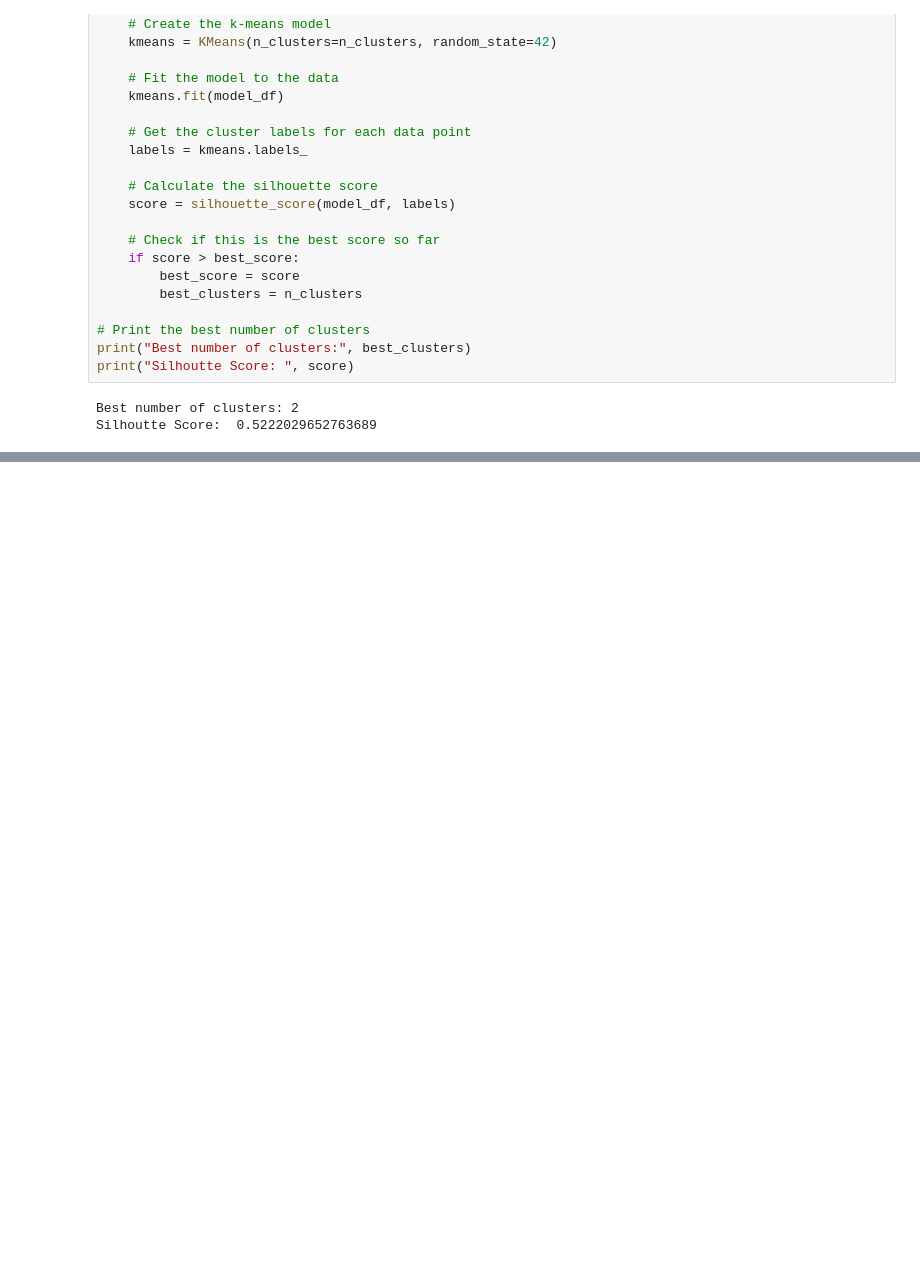
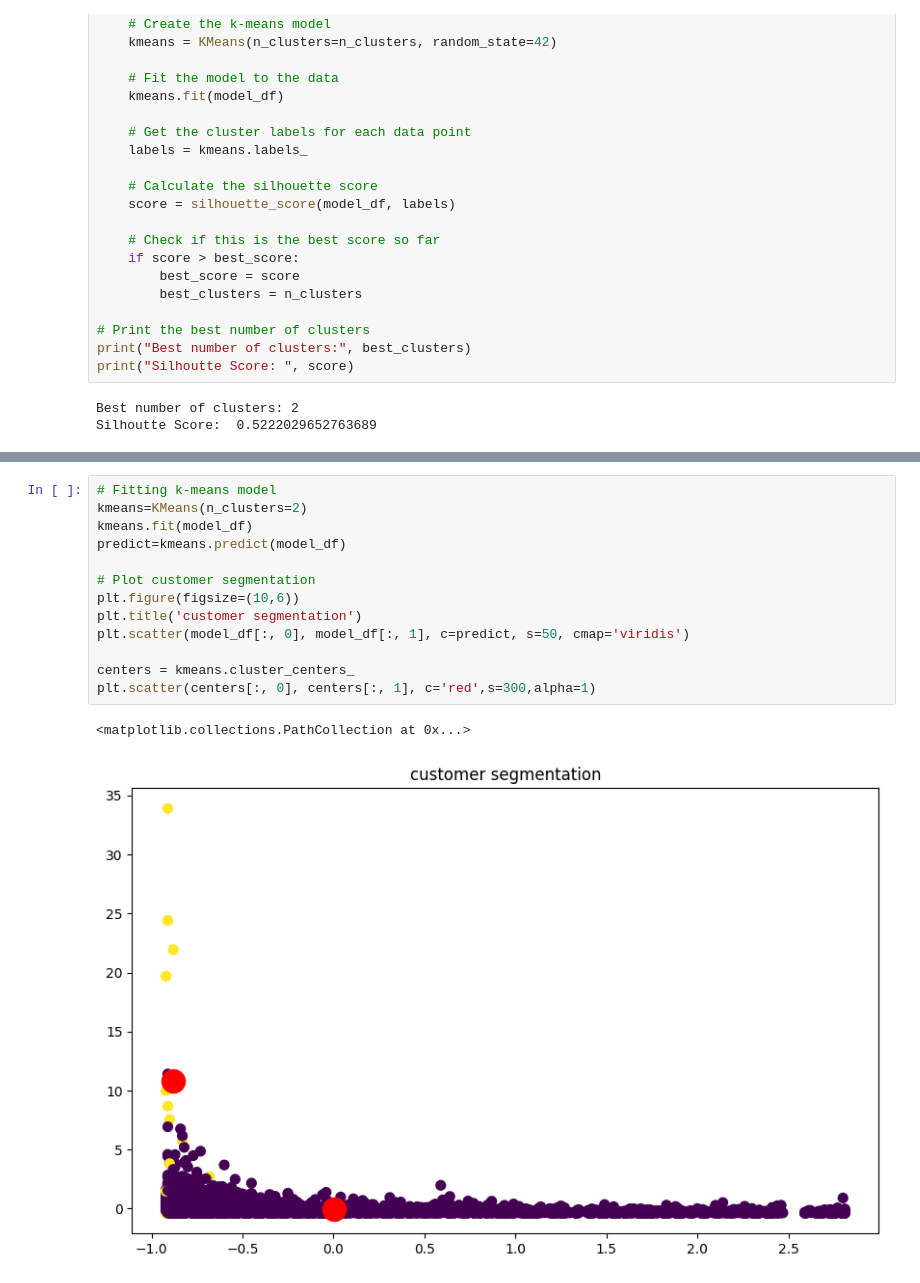
Before and after one commit to Mohamed-Harish-M-123/Capstone-Project-IV, a Jupyter notebook: Online_Retail_Customer_Segmentation.ipynb, the cells around one changed output, grey strips where cells are left out. Drawn from its saved outputs; the diff is of its cells as text; blank space fills up the shorter version.

```diff
--- a/Online_Retail_Customer_Segmentation.ipynb
+++ b/Online_Retail_Customer_Segmentation.ipynb
@@ -494,2 +495,18 @@ plt.scatter(centers[:, 0], centers[:, 1], c='red',s=300,alpha=1)
+# %%
+# Fitting k-means model
+kmeans=KMeans(n_clusters=2)
+kmeans.fit(model_df)
+predict=kmeans.predict(model_df)
+
+# Plot customer segmentation
+plt.figure(figsize=(10,6))
+plt.title('customer segmentation')
+plt.scatter(model_df[:, 0], model_df[:, 1], c=predict, s=50, cmap='viridis')
+
+centers = kmeans.cluster_centers_
+plt.scatter(centers[:, 0], centers[:, 1], c='red',s=300,alpha=1)
+# %% [output]
+<matplotlib.collections.PathCollection at 0x...>
+[figure, added]
 # %%
 # Create the k-means model
```
Also changed, not shown: parts of 6 cells of this notebook.
